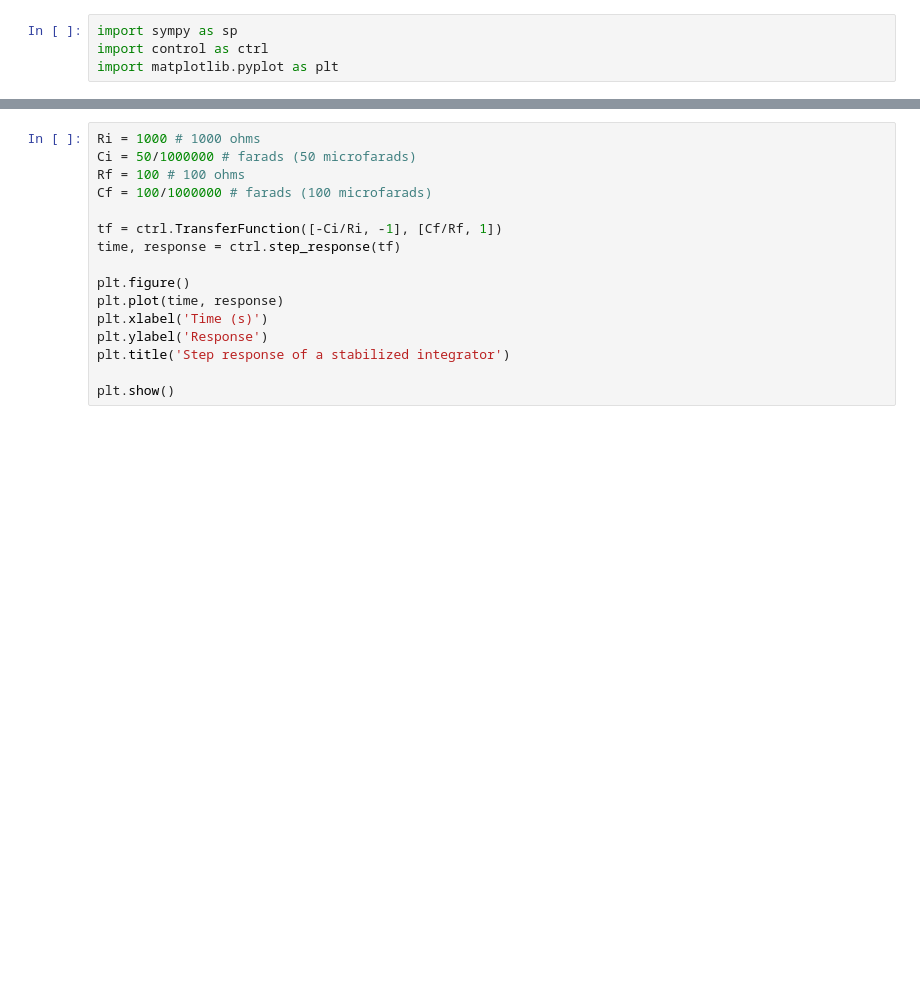
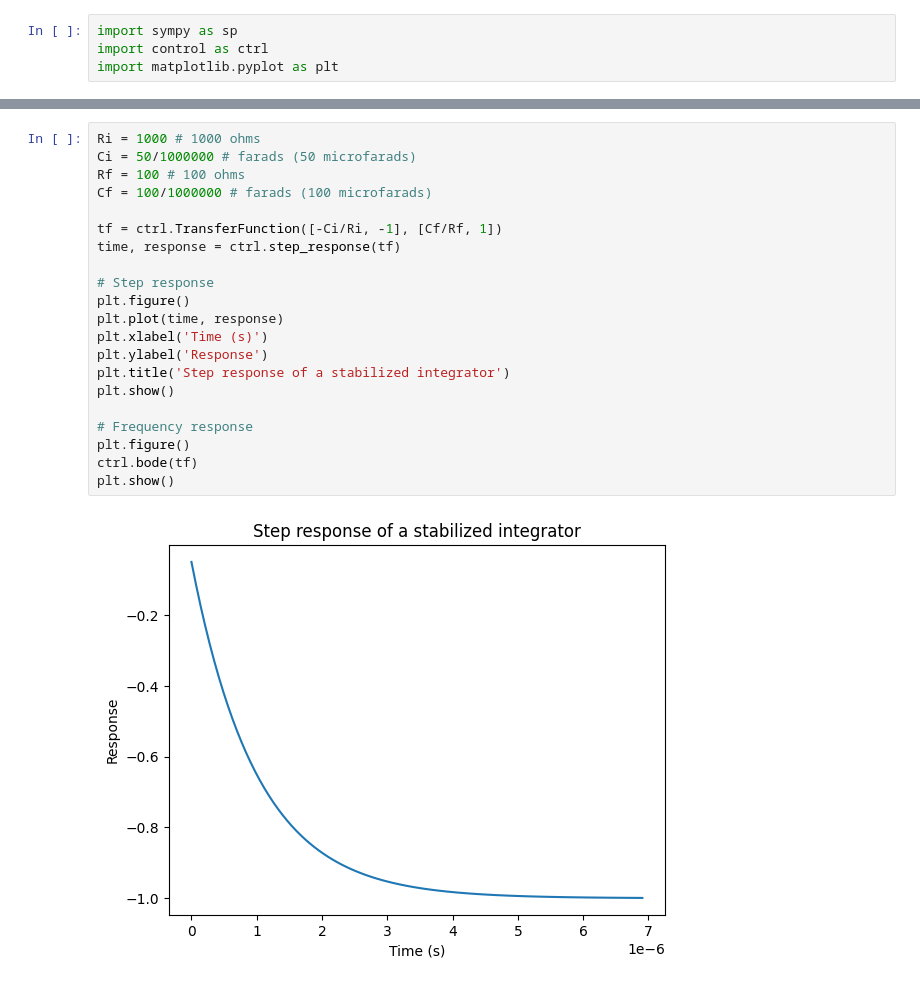
Before and after one commit to ccgargantua/control-systems, a Jupyter notebook: notebooks/integrator_opamp.ipynb, the cells around one changed output, grey strips where cells are left out. Saved outputs shown, nothing was run; the diff lists cells and outputs as text; blank space fills up the shorter version.

```diff
--- a/notebooks/integrator_opamp.ipynb
+++ b/notebooks/integrator_opamp.ipynb
@@ -55,16 +67,23 @@ tf
 # %%
 Ri = 1000 # 1000 ohms
 Ci = 50/1000000 # farads (50 microfarads)
 Rf = 100 # 100 ohms
 Cf = 100/1000000 # farads (100 microfarads)
 
 tf = ctrl.TransferFunction([-Ci/Ri, -1], [Cf/Rf, 1])
 time, response = ctrl.step_response(tf)
 
+# Step response
 plt.figure()
 plt.plot(time, response)
 plt.xlabel('Time (s)')
 plt.ylabel('Response')
 plt.title('Step response of a stabilized integrator')
+plt.show()
 
+# Frequency response
+plt.figure()
+ctrl.bode(tf)
 plt.show()
+# %% [output]
+[figure, added]
```
Also changed, not shown: parts of 4 cells of this notebook.
